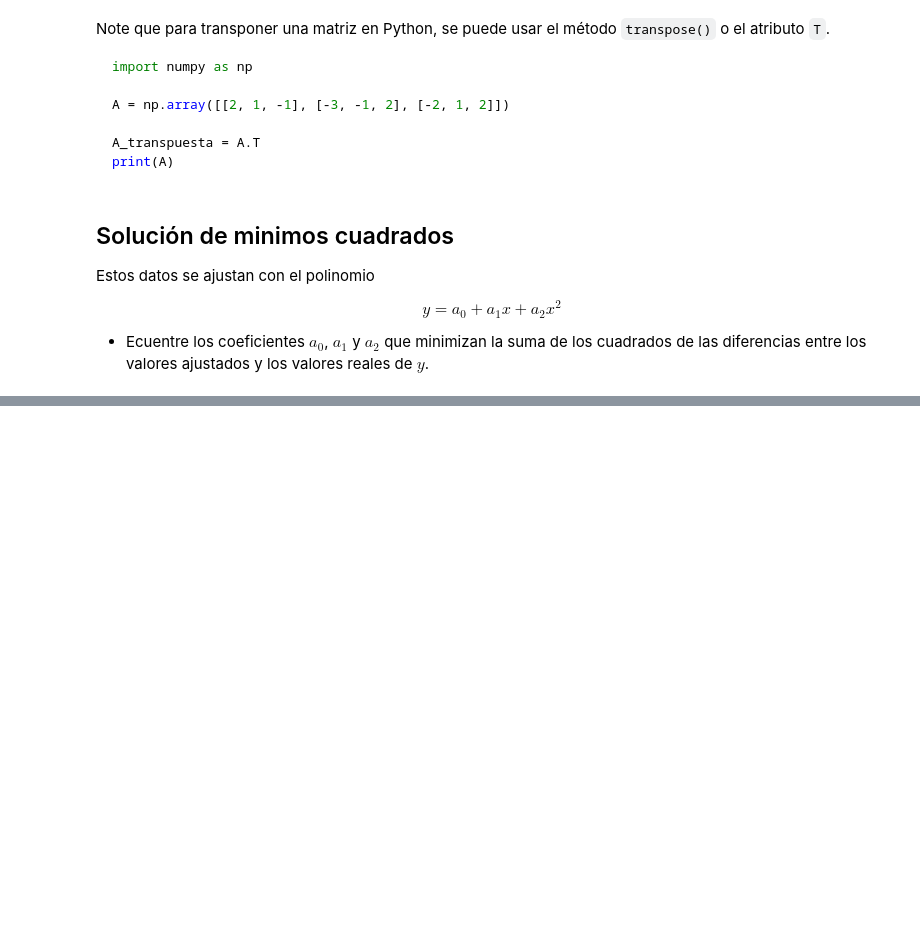
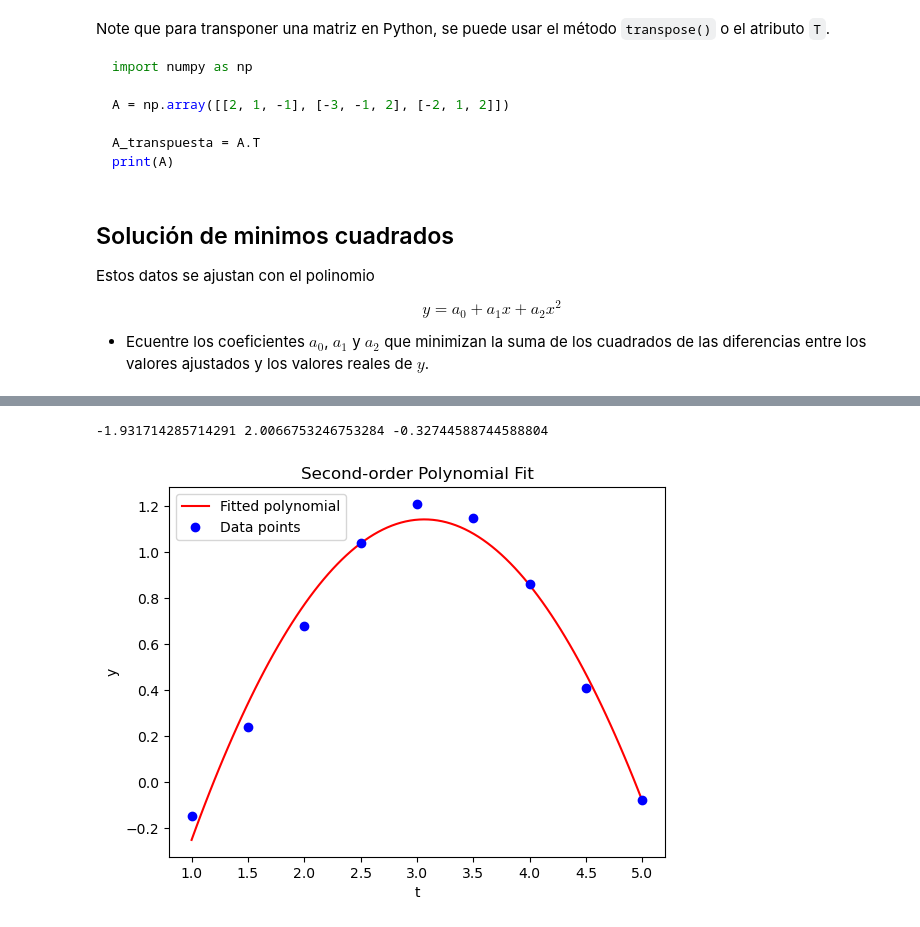
Before and after one commit to abelalv/lineal_2024, a Jupyter notebook: tema4/taller_clase/taller.ipynb, the cells around one changed output, grey strips where cells are left out. Cells and saved outputs as stored; diff of their text form; code cells hidden in the pictures; blank space fills up the shorter version.

```diff
--- a/tema4/taller_clase/taller.ipynb
+++ b/tema4/taller_clase/taller.ipynb
@@ -66,0 +84,24 @@ plt.show()
+# %%
+## sol the system of equations
+
+[[a0],[a1],[a2]] = np.linalg.solve(A.T @ A, A.T @ y)
+
+print(a0,a1,a2)
+# %% [output]
+-1.931714285714291 2.0066753246753284 -0.32744588744588804
+# %%
+# plot the curve
+
+t_0 = np.linspace(1, 5, 100)
+y_0 = a0 + a1*t_0 + a2*t_0**2
+
+plt.plot(t_0, y_0, color='red',  label='Fitted polynomial')
+# Crear el gráfico
+plt.plot(t, y, 'o', color='blue',label='Data points')
+plt.xlabel('t')
+plt.ylabel('y')
+plt.title('Second-order Polynomial Fit')
+plt.legend()
+plt.show()
+# %% [output]
+[figure, added]
```
Also changed, not shown: parts of 7 cells of this notebook, 1 other file.
